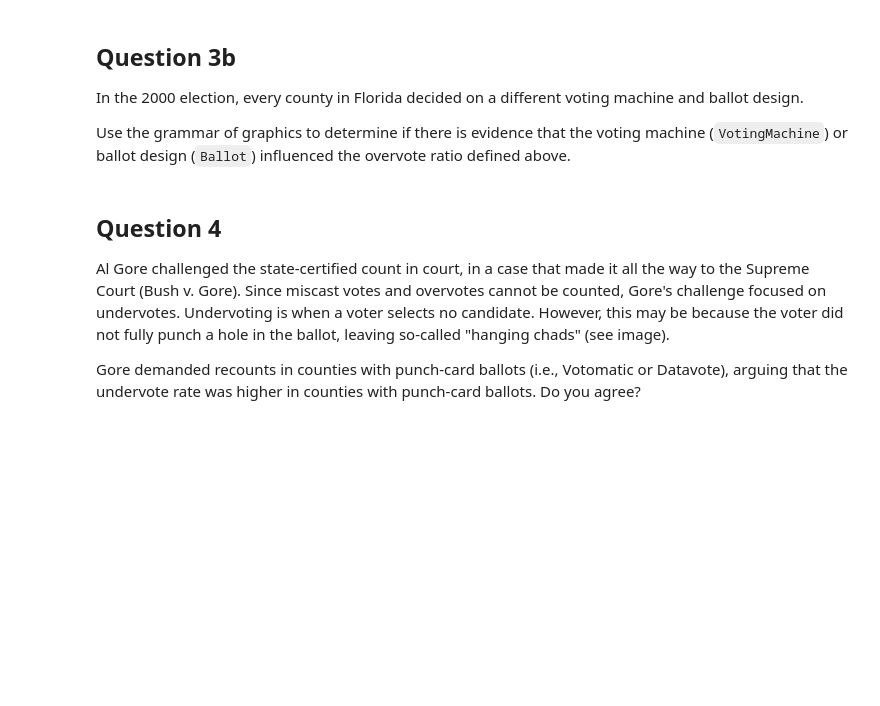
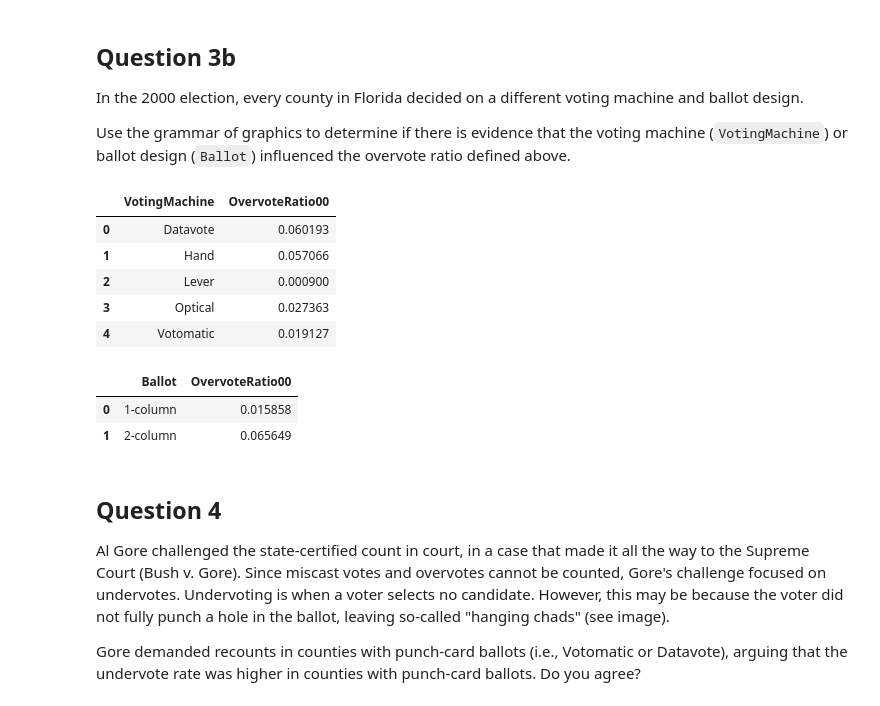
Before and after one commit to AIhaja/DailyAI, a Jupyter notebook: 이다혜/DATASCI112/week2/2.4.2000-u.s.-presidential-election-in-florida.ipynb, the cells around one changed output. Cells and saved outputs as stored; diff of their text form; code cells hidden in the pictures; blank space fills up the shorter version.

```diff
--- a/이다혜/DATASCI112/week2/2.4.2000-u.s.-presidential-election-in-florida.ipynb
+++ b/이다혜/DATASCI112/week2/2.4.2000-u.s.-presidential-election-in-florida.ipynb
@@ -172,7 +172,13 @@ In the 2000 election, every county in Florida decided on a different voting mach
 
 Use the grammar of graphics to determine if there is evidence that the voting machine (`VotingMachine`) or ballot design (`Ballot`) influenced the overvote ratio defined above.
 # %%
-# visualize overvote ratio use the grammar of graphics
-px.scatter(df, x='TotalVote00', y='OvervoteRatio00', facet_col='VotingMachine', title='Voting vs Overvote Ratio by County')
-
-# px.scatter(df, x='TotalVote00', y='Overvote', facet_col='VotingMachine', facet_row='Ballot', title='Voting vs Overvote Proportion by County')
+# get the average overvote ratio for each voting machine
+df_voting_machine_overvote = df[['VotingMachine', 'OvervoteRatio00']].groupby('VotingMachine').mean().reset_index()
+df_voting_machine_overvote
+# %% [output]
+|  | VotingMachine | OvervoteRatio00 |
+| 0 | Datavote | 0.060193 |
+| 1 | Hand | 0.057066 |
+| 2 | Lever | 0.000900 |
+| 3 | Optical | 0.027363 |
+| 4 | Votomatic | 0.019127 |
@@ -181,0 +196,8 @@ px.scatter(df, x='TotalVote00', y='OvervoteRatio00', facet_col='Ballot', title='
+# %%
+# get the average overvote ratio for each ballot
+df_ballot_overvote = df[['Ballot', 'OvervoteRatio00']].groupby('Ballot').mean().reset_index()
+df_ballot_overvote
+# %% [output]
+|  | Ballot | OvervoteRatio00 |
+| 0 | 1-column | 0.015858 |
+| 1 | 2-column | 0.065649 |
```
Also changed, not shown: parts of 9 cells of this notebook.
